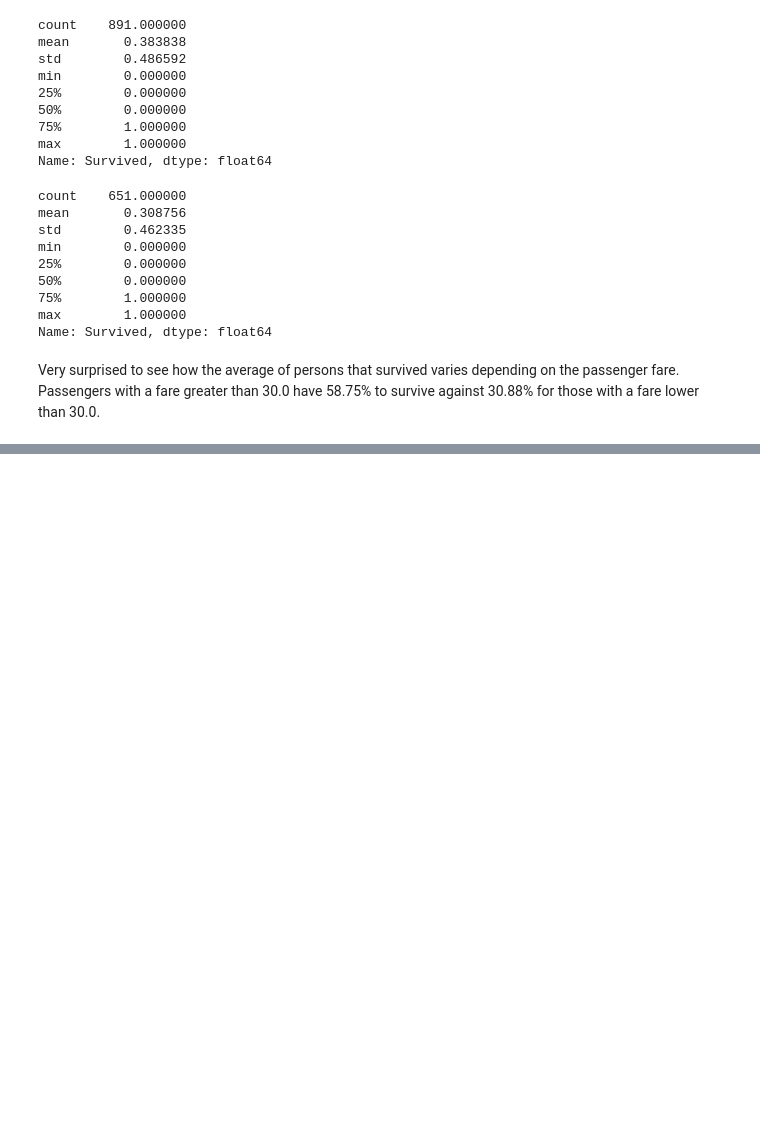
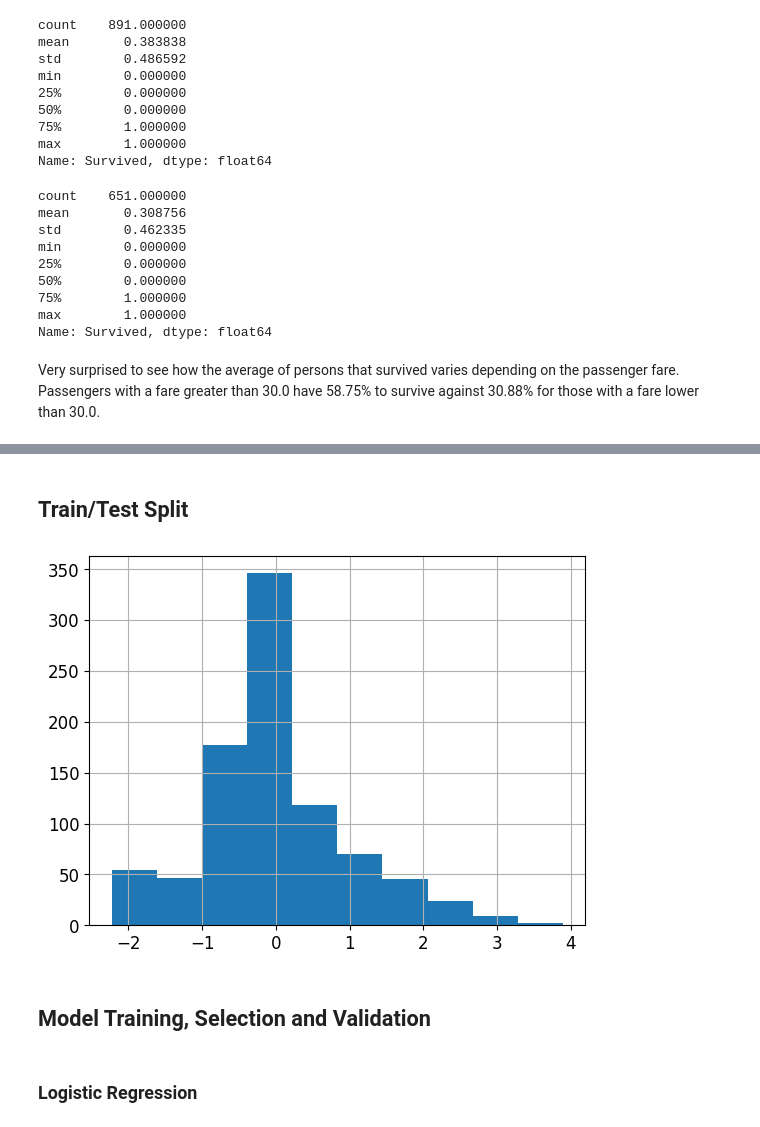
Before and after one commit to dfongang/handson-ml2, a Jupyter notebook: chapter_03/titanic.ipynb, the cells around one changed output, grey strips where cells are left out. Cells and saved outputs as stored; diff of their text form; code cells hidden in the pictures; blank space fills up the shorter version.

Commit message:
titanic data preparation and model training

```diff
--- a/chapter_03/titanic.ipynb
+++ b/chapter_03/titanic.ipynb
@@ -177,0 +194,3 @@ Passengers with a fare greater than 30.0 have 58.75% to survive against 30.88% f
+# %%
+raw_data.set_index('PassengerId', inplace=True)
+submit_data.set_index('PassengerId', inplace=True)
@@ -177,0 +207,3 @@ Passengers with a fare greater than 30.0 have 58.75% to survive against 30.88% f
+# %%
+raw_data_labels = raw_data['Survived'].copy()
+raw_data = raw_data.drop('Survived', axis=1)
@@ -177,0 +296,3 @@ Passengers with a fare greater than 30.0 have 58.75% to survive against 30.88% f
+# %%
+data = data_preparation(raw_data, encoder_drop='if_binary')
+data.info()
@@ -177,0 +316,7 @@ Passengers with a fare greater than 30.0 have 58.75% to survive against 30.88% f
+# %% [markdown]
+## **Train/Test Split**
+# %%
+data['Age'].hist()
+plt.show()
+# %% [output]
+[figure, added]
@@ -177,0 +328,2 @@ Passengers with a fare greater than 30.0 have 58.75% to survive against 30.88% f
+# %% [markdown]
+## **Model Training, Selection and Validation**
@@ -177,0 +332,2 @@ Passengers with a fare greater than 30.0 have 58.75% to survive against 30.88% f
+# %% [markdown]
+### Logistic Regression
```
Also changed, not shown: parts of 19 cells of this notebook, 1 other file.
